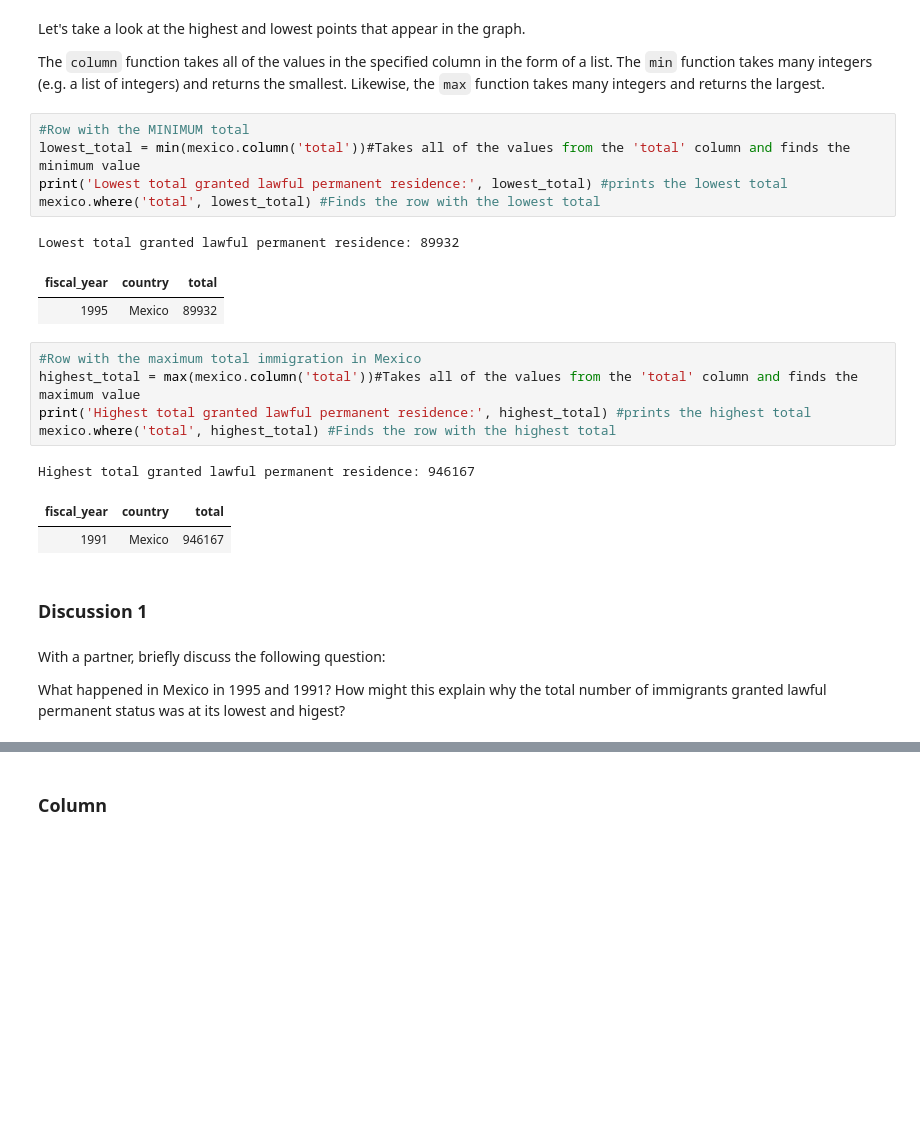
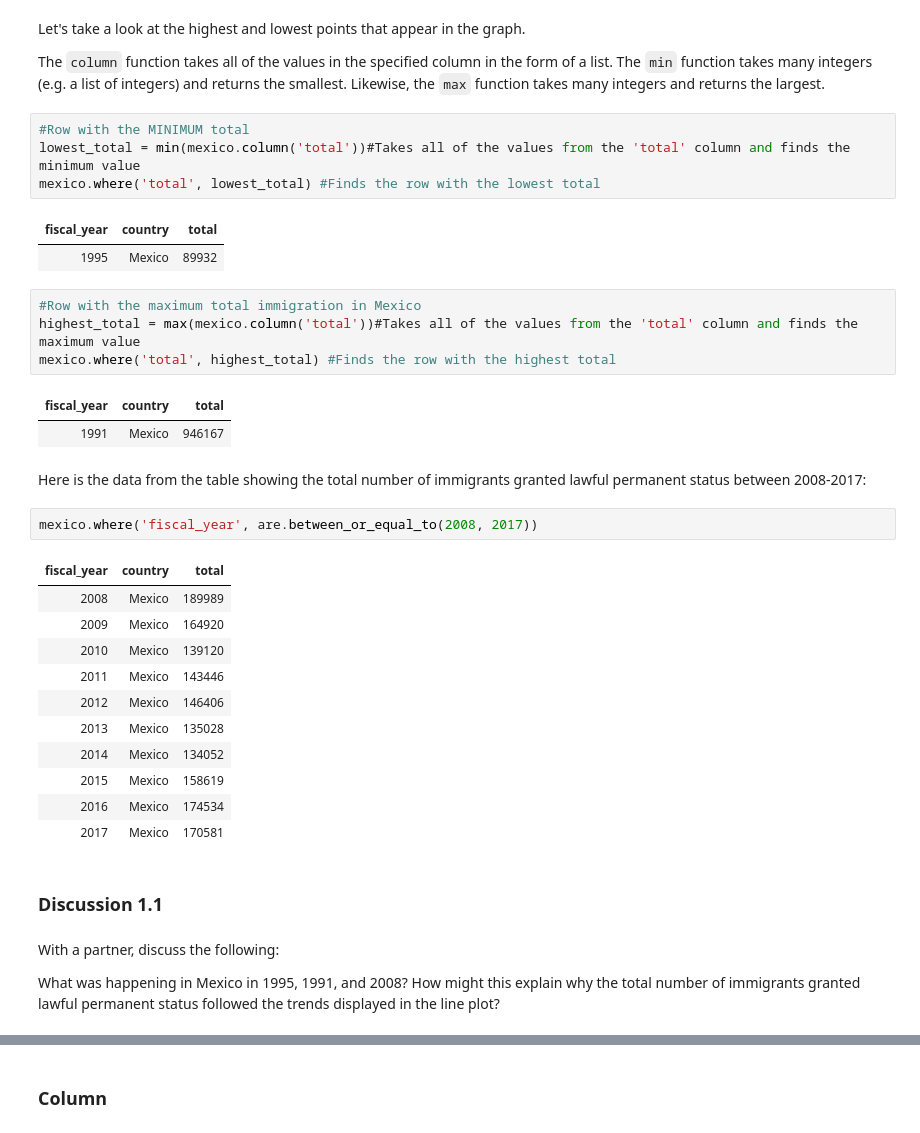
Before and after one commit to ds-modules/POLSCI-5, a Jupyter notebook: Immigration.ipynb, the cells around one changed output, grey strips where cells are left out. Cells and saved outputs as stored; diff of their text form; blank space fills up the shorter version.

```diff
--- a/Immigration.ipynb
+++ b/Immigration.ipynb
@@ -176,24 +176,36 @@ The `column` function takes all of the values in the specified column in the for
 # %%
 #Row with the MINIMUM total
 lowest_total = min(mexico.column('total'))#Takes all of the values from the 'total' column and finds the minimum value
-print('Lowest total granted lawful permanent residence:', lowest_total) #prints the lowest total
 mexico.where('total', lowest_total) #Finds the row with the lowest total
 # %% [output]
-Lowest total granted lawful permanent residence: 89932
 | fiscal_year | country | total |
 | 1995 | Mexico | 89932 |
 # %%
 #Row with the maximum total immigration in Mexico
 highest_total = max(mexico.column('total'))#Takes all of the values from the 'total' column and finds the maximum value
-print('Highest total granted lawful permanent residence:', highest_total) #prints the highest total
 mexico.where('total', highest_total) #Finds the row with the highest total
 # %% [output]
-Highest total granted lawful permanent residence: 946167
 | fiscal_year | country | total |
 | 1991 | Mexico | 946167 |
+# %% [markdown]
+Here is the data from the table showing the total number of immigrants granted lawful permanent status between 2008-2017:
+# %%
+mexico.where('fiscal_year', are.between_or_equal_to(2008, 2017))
+# %% [output]
+| fiscal_year | country | total |
+| 2008 | Mexico | 189989 |
+| 2009 | Mexico | 164920 |
+| 2010 | Mexico | 139120 |
+| 2011 | Mexico | 143446 |
+| 2012 | Mexico | 146406 |
+| 2013 | Mexico | 135028 |
+| 2014 | Mexico | 134052 |
+| 2015 | Mexico | 158619 |
+| 2016 | Mexico | 174534 |
+| 2017 | Mexico | 170581 |
 # %% [markdown]
-### Discussion 1
+### Discussion 1.1
 # %% [markdown]
-With a partner, briefly discuss the following question:
+With a partner, discuss the following:
 
-What happened in Mexico in 1995 and 1991? How might this explain why the total number of immigrants granted lawful permanent status was at its lowest and higest?
+What was happening in Mexico in 1995, 1991, and 2008? How might this explain why the total number of immigrants granted lawful permanent status followed the trends displayed in the line plot?
```
Also changed, not shown: parts of 44 cells of this notebook.
